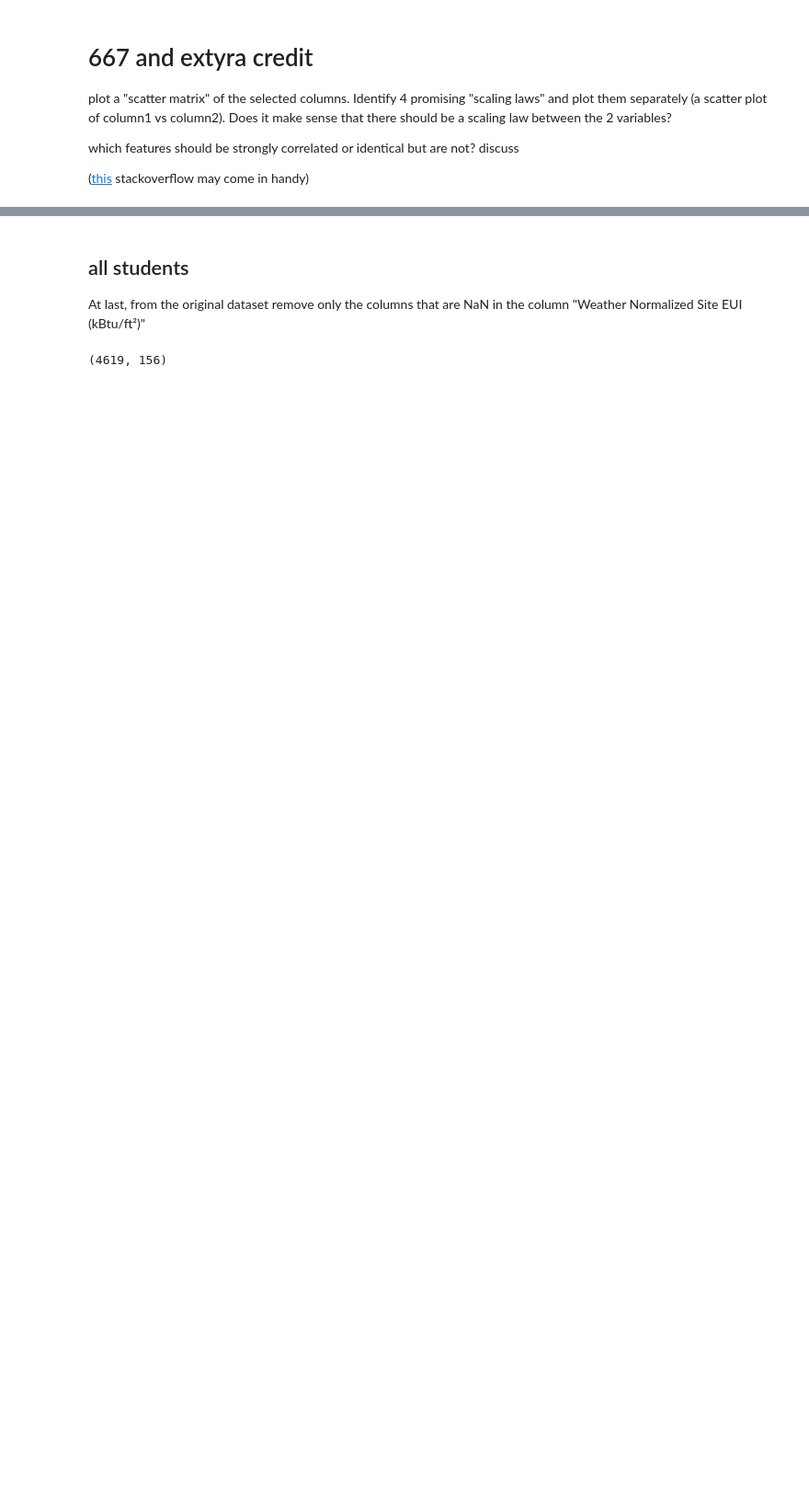
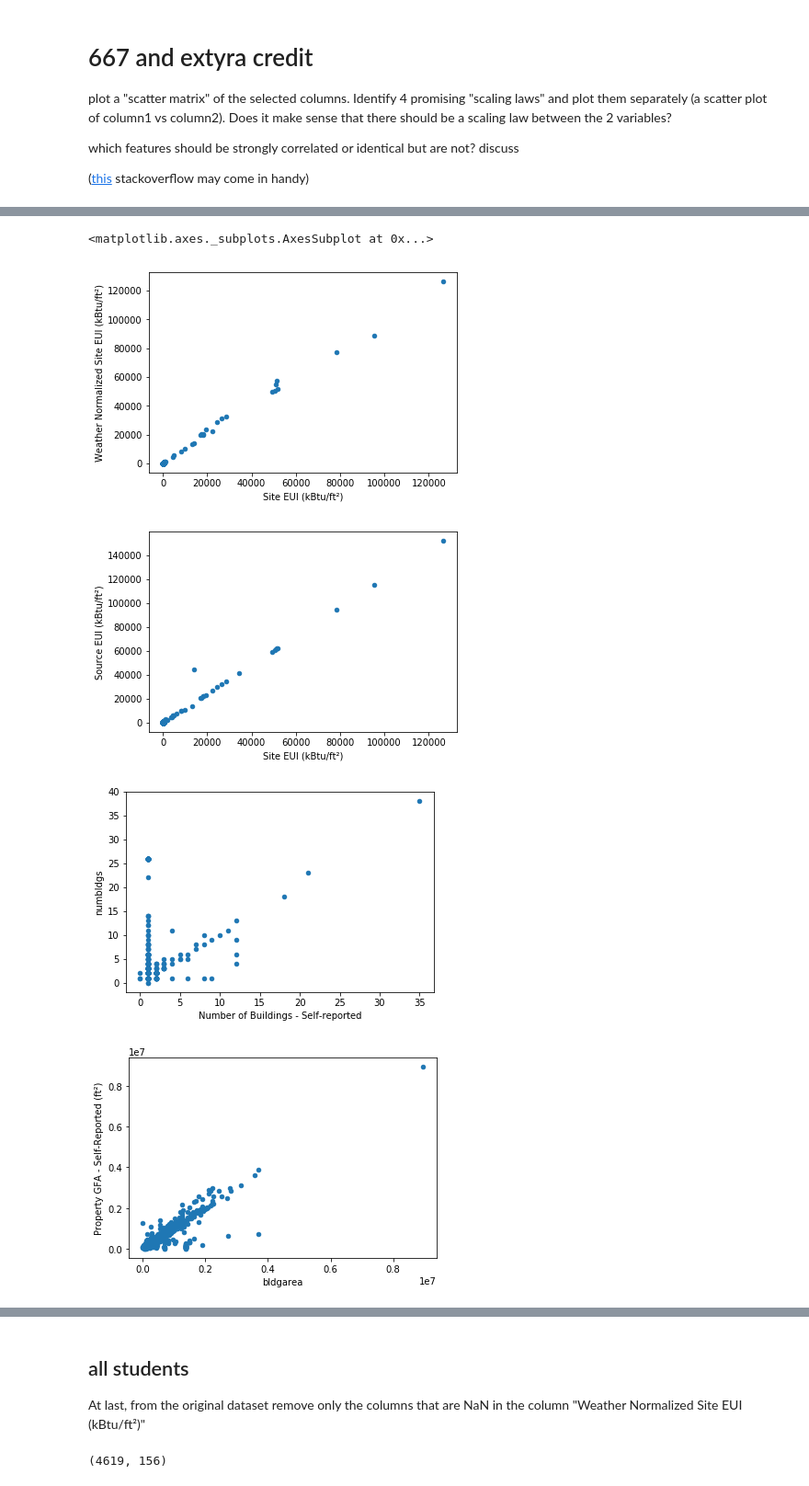
Before and after one commit to fedhere/DSPS, a Jupyter notebook: HW5/BuildingsEnergyOwners.ipynb, the cells around one changed output, grey strips where cells are left out. Shown at 92% size. Drawn from its saved outputs; the diff is of its cells as text; code cells hidden in the pictures; blank space fills up the shorter version.

```diff
--- a/HW5/BuildingsEnergyOwners.ipynb
+++ b/HW5/BuildingsEnergyOwners.ipynb
@@ -86,0 +270,18 @@ which features should be strongly correlated or identical but are not? discuss
+# %%
+#delete
+ll84pl.plot(x='Site EUI (kBtu/ft²)', y='Weather Normalized Site EUI (kBtu/ft²)',
+            kind='scatter')
+ll84pl.plot(x='Site EUI (kBtu/ft²)', y='Source EUI (kBtu/ft²)',
+            kind='scatter')
+ll84pl.plot(x='Number of Buildings - Self-reported', y='numbldgs',
+            kind='scatter')
+ll84pl.plot(x='bldgarea', y='Property GFA - Self-Reported (ft²)',
+            kind='scatter')
+ll84pl.plot(x='unitsres', y='unitstotal',
+            kind='scatter')
+# %% [output]
+<matplotlib.axes._subplots.AxesSubplot at 0x...>
+[figure, added]
+[figure, added]
+[figure, added]
+[figure, added]
```
Also changed, not shown: parts of 30 cells of this notebook.
